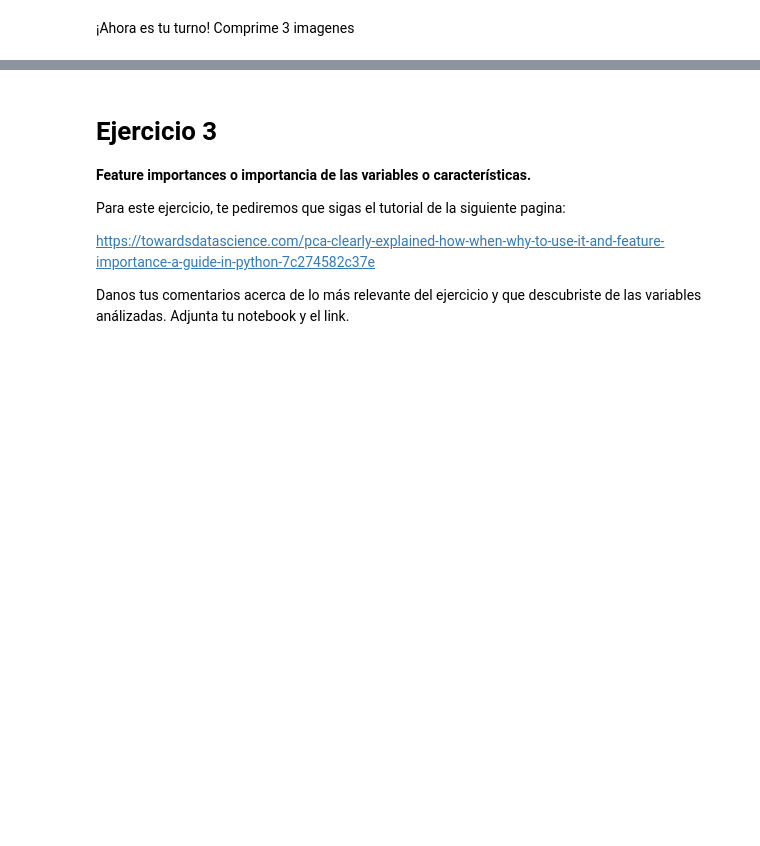
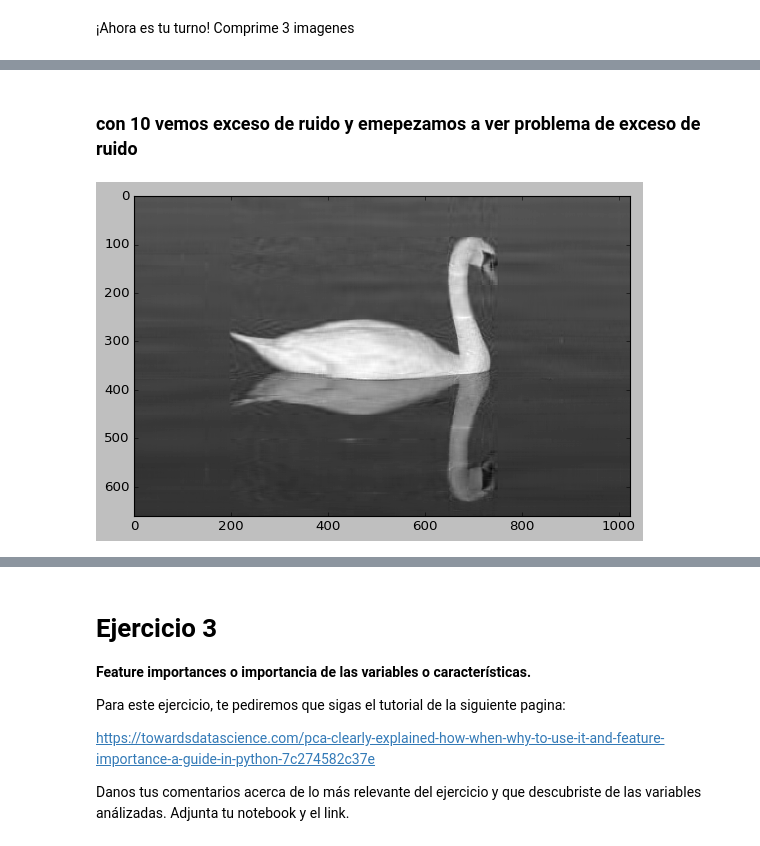
Before and after one commit to PosgradoMNA/actividades-de-aprendizaje-Rodrigo-Rodriguez-Rodriguez, a Jupyter notebook: Reduccion_dimensiones.ipynb, the cells around one changed output, grey strips where cells are left out. Cells and saved outputs as stored; diff of their text form; code cells hidden in the pictures; blank space fills up the shorter version.

```diff
--- a/Reduccion_dimensiones.ipynb
+++ b/Reduccion_dimensiones.ipynb
@@ -232,0 +335,14 @@ Comprime 3 imagenes
+# %% [markdown]
+### con 10 vemos exceso de ruido y emepezamos a ver problema de exceso de ruido
+# %%
+nvalue = 25
+#------------------------------
+reconstimg = np.matrix(U[:,:nvalue])*np.diag(D[:nvalue])*np.matrix(V[:nvalue,:])
+#660x1024= U(660X660)D(660X1024)V(1024x1024)
+        #=U(660Xnvalues)D(nvaluesXnvalue)V(nvaluesx1024)
+
+        #=U(660X50)(50X50)(50X1024)
+plt.imshow(reconstimg,cmap='gray')
+plt.show()#imagen 3
+# %% [output]
+[figure, added]
```
Also changed, not shown: parts of 39 cells of this notebook, 1 other file.
